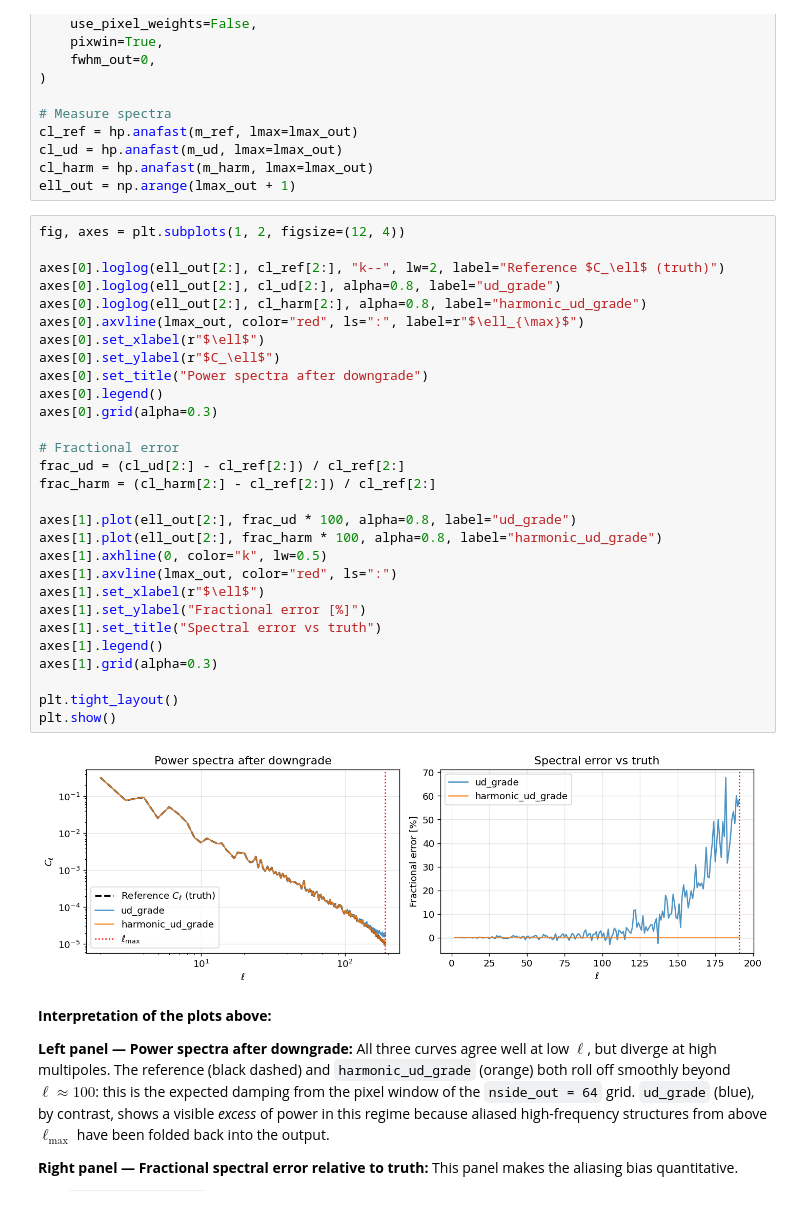
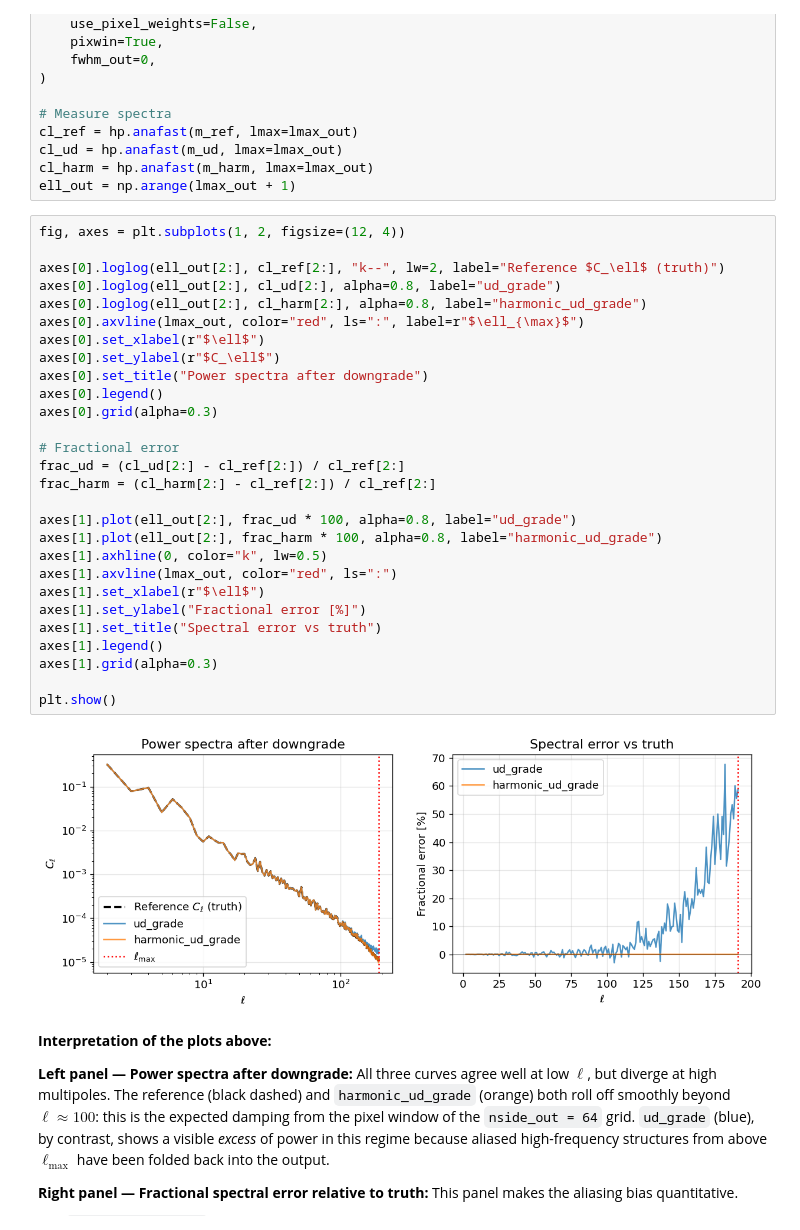
Before and after one commit to zonca/zonca.dev, a Jupyter notebook: posts/2026-05-05-healpy-harmonic-ud-grade.ipynb, the cells around one changed output. Saved outputs shown, nothing was run; the diff lists cells and outputs as text.

```diff
--- a/posts/2026-05-05-healpy-harmonic-ud-grade.ipynb
+++ b/posts/2026-05-05-healpy-harmonic-ud-grade.ipynb
@@ -265,34 +263,33 @@ ell_out = np.arange(lmax_out + 1)
 # %%
 fig, axes = plt.subplots(1, 2, figsize=(12, 4))
 
 axes[0].loglog(ell_out[2:], cl_ref[2:], "k--", lw=2, label="Reference $C_\ell$ (truth)")
 axes[0].loglog(ell_out[2:], cl_ud[2:], alpha=0.8, label="ud_grade")
 axes[0].loglog(ell_out[2:], cl_harm[2:], alpha=0.8, label="harmonic_ud_grade")
 axes[0].axvline(lmax_out, color="red", ls=":", label=r"$\ell_{\max}$")
 axes[0].set_xlabel(r"$\ell$")
 axes[0].set_ylabel(r"$C_\ell$")
 axes[0].set_title("Power spectra after downgrade")
 axes[0].legend()
 axes[0].grid(alpha=0.3)
 
 # Fractional error
 frac_ud = (cl_ud[2:] - cl_ref[2:]) / cl_ref[2:]
 frac_harm = (cl_harm[2:] - cl_ref[2:]) / cl_ref[2:]
 
 axes[1].plot(ell_out[2:], frac_ud * 100, alpha=0.8, label="ud_grade")
 axes[1].plot(ell_out[2:], frac_harm * 100, alpha=0.8, label="harmonic_ud_grade")
 axes[1].axhline(0, color="k", lw=0.5)
 axes[1].axvline(lmax_out, color="red", ls=":")
 axes[1].set_xlabel(r"$\ell$")
 axes[1].set_ylabel("Fractional error [%]")
 axes[1].set_title("Spectral error vs truth")
 axes[1].legend()
 axes[1].grid(alpha=0.3)
 
-plt.tight_layout()
 plt.show()
 # %% [output]
-[figure, old version]
+[figure, new version]
 # %% [markdown]
 **Interpretation of the plots above:**
 
```
Also changed, not shown: parts of 8 cells of this notebook, 1 other file.
